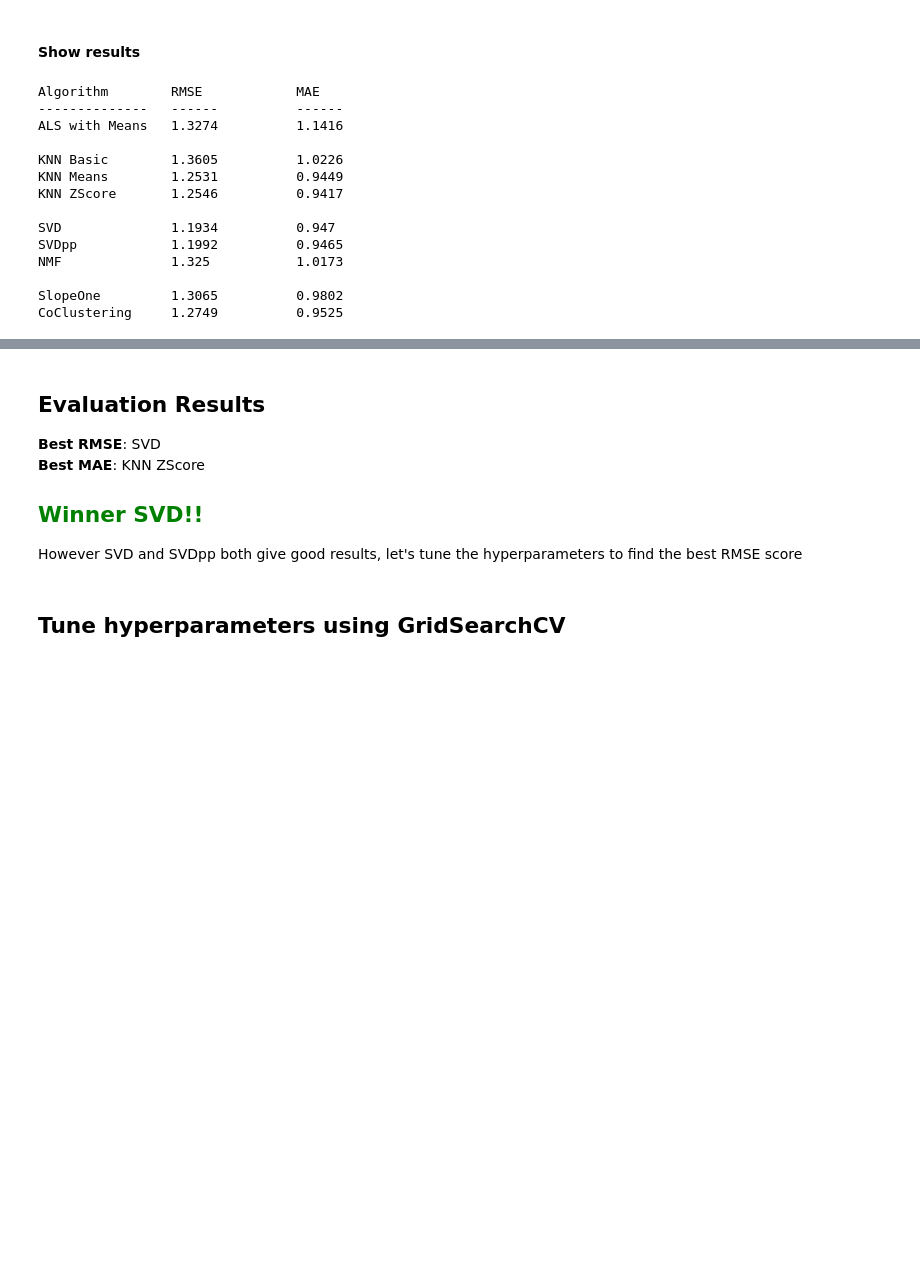
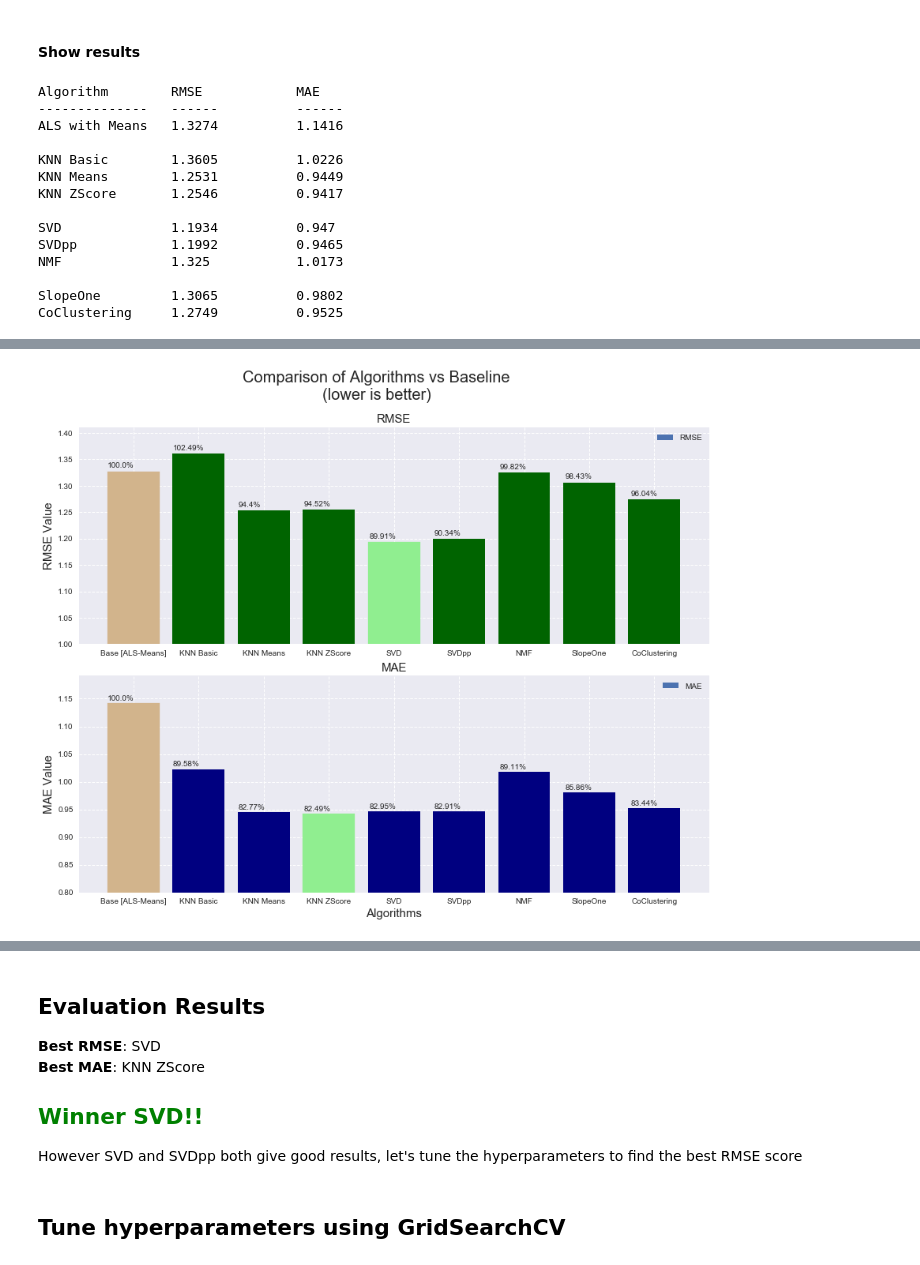
Before and after one commit to mik3up/yelp_recommender_old, a Jupyter notebook: src/Modelling.ipynb, the cells around one changed output, grey strips where cells are left out. Drawn from its saved outputs; the diff is of its cells as text; code cells hidden in the pictures; blank space fills up the shorter version.

```diff
--- a/src/Modelling.ipynb
+++ b/src/Modelling.ipynb
@@ -525,22 +555,3 @@ NMF              1.325           1.0173
 
 SlopeOne         1.3065          0.9802
 CoClustering     1.2749          0.9525
-# %%
-colors_list = ['#5cb85c','#5bc0de','#d9534f']
-result=rmse_cv
-
-# Change this line to plot percentages instead of absolute values
-ax = (result.div(result.sum(1), axis=0)).plot(kind='bar',figsize=(15,4),width = 0.8,color = colors_list,edgecolor=None)
-plt.legend(labels=result.columns,fontsize= 14)
-plt.title("Percentage of Respondents' Interest in Data Science Areas",fontsize= 16)
-
-plt.xticks(fontsize=14)
-for spine in plt.gca().spines.values():
-    spine.set_visible(False)
-plt.yticks([])
-
-# Add this loop to add the annotations
-for p in ax.patches:
-    width, height = p.get_width(), p.get_height()
-    x, y = p.get_xy()
-    ax.annotate('{:.0%}'.format(height), (x, y + height + 0.01))
@@ -548,0 +560,79 @@ AttributeError: 'list' object has no attribute 'div'
+# %%
+x_algo = ['KNN Basic', 'KNN Means', 'KNN ZScore', 'SVD', 'SVDpp', 'NMF', 'SlopeOne', 'CoClustering']
+all_algos_cv = [knnbasic_cv, knnmeans_cv, knnz_cv, svd_cv, svdpp_cv, nmf_cv, slope_cv, coclus_cv]
+
+rmse_cv = [round(res['test_rmse'].mean(), 4) for res in all_algos_cv]
+mae_cv = [round(res['test_mae'].mean(), 4) for res in all_algos_cv]
+
+# manually adding base score data
+x_algo = ['Base [ALS-Means]']+x_algo
+rmse_cv = [1.3274]+rmse_cv
+mae_cv = [1.1416]+mae_cv
+
+# fig, axarr = plt.subplots(2, 2)
+# fig.suptitle("This Main Title is Nicely Formatted", fontsize=16)
+
+# axarr[0, 0].plot(x, y)
+# axarr[0, 0].set_title('Axis [0,0] Subtitle')
+# axarr[0, 1].scatter(x, y)
+# axarr[0, 1].set_title('Axis [0,1] Subtitle')
+# axarr[1, 0].plot(x, y ** 2)
+# axarr[1, 0].set_title('Axis [1,0] Subtitle')
+# axarr[1, 1].scatter(x, y ** 2)
+# axarr[1, 1].set_title('Axis [1,1] Subtitle')
+
+# # # Fine-tune figure; hide x ticks for top plots and y ticks for right plots
+# plt.setp([a.get_xticklabels() for a in axarr[0, :]], visible=False)
+# plt.setp([a.get_yticklabels() for a in axarr[:, 1]], visible=False)
+
+# # Tight layout often produces nice results
+# # but requires the title to be spaced accordingly
+# fig.tight_layout()
+# fig.subplots_adjust(top=0.88)
+
+
+fig, ax = plt.subplots(2,1, figsize=(12,10))
+fig.suptitle('Comparison of Algorithms vs Baseline\n(lower is better)', fontsize=20, verticalalignment='top')
+ax[0].set_title('RMSE', loc='center', fontsize=15)
+c = ax[0].bar(x_algo, rmse_cv, label='RMSE', color='darkgreen')
+c[0].set_color('tan')
+c[4].set_color('lightgreen')
+ax[0].set_ylim(bottom=1.0, top=max(rmse_cv)+.05)
+# ax[0].plot(x_algo, rmse_cv, label='RMSE', color='darkred', marker='o')
+# ax[0].set_xlabel('Algorithms', fontsize=15)
+ax[0].set_ylabel('RMSE Value', fontsize=15)
+patch = mpatches.Patch(label='RMSE')
+ax[0].legend(handles=[patch])
+ax[0].grid(ls='dashed')
+
+# ax[1].set_title('Comparison of Algorithms on MAE', loc='center', fontsize=15)
+ax[1].set_title('MAE', loc='center', fontsize=15)
+c = ax[1].bar(x_algo, mae_cv, label='MAE', color='navy')
+c[0].set_color('tan')
+c[3].set_color('lightgreen')
+ax[1].set_ylim(bottom=0.8, top=max(mae_cv)+.05)
+ax[1].set_xlabel('Algorithms', fontsize=15)
+ax[1].set_ylabel('MAE Value', fontsize=15)
+patch = mpatches.Patch(label='MAE')
+ax[1].legend(handles=[patch])
+ax[1].grid(ls='dashed')
+
+# annotate bar graph 1
+base0=1.3274
+percent0 = [round(n/base0*100,2) for n in rmse_cv]
+for i,p in enumerate(ax[0].patches):
+#     ax[0].annotate(str(p.get_height()), (p.get_x() * 1.005, p.get_height() * 1.005))
+    ax[0].annotate(str(percent0[i])+'%', (p.get_x() * 1.005, p.get_height() * 1.005))
+
+# annotate bar graph 2
+base1=1.1416
+percent1 = [round(n/base1*100,2) for n in mae_cv]
+for i,p in enumerate(ax[1].patches):
+    ax[1].annotate(str(percent1[i])+'%', (p.get_x() * 1.005, p.get_height() * 1.005))
+
+plt.tight_layout()
+fig.subplots_adjust(top=0.88)
+plt.savefig('../img/rmse_mae_barchart.png', dpi=350, alpha=0)
+plt.show();
+# %% [output]
+[figure, added]
```
Also changed, not shown: parts of 27 cells of this notebook, 6 other files.
